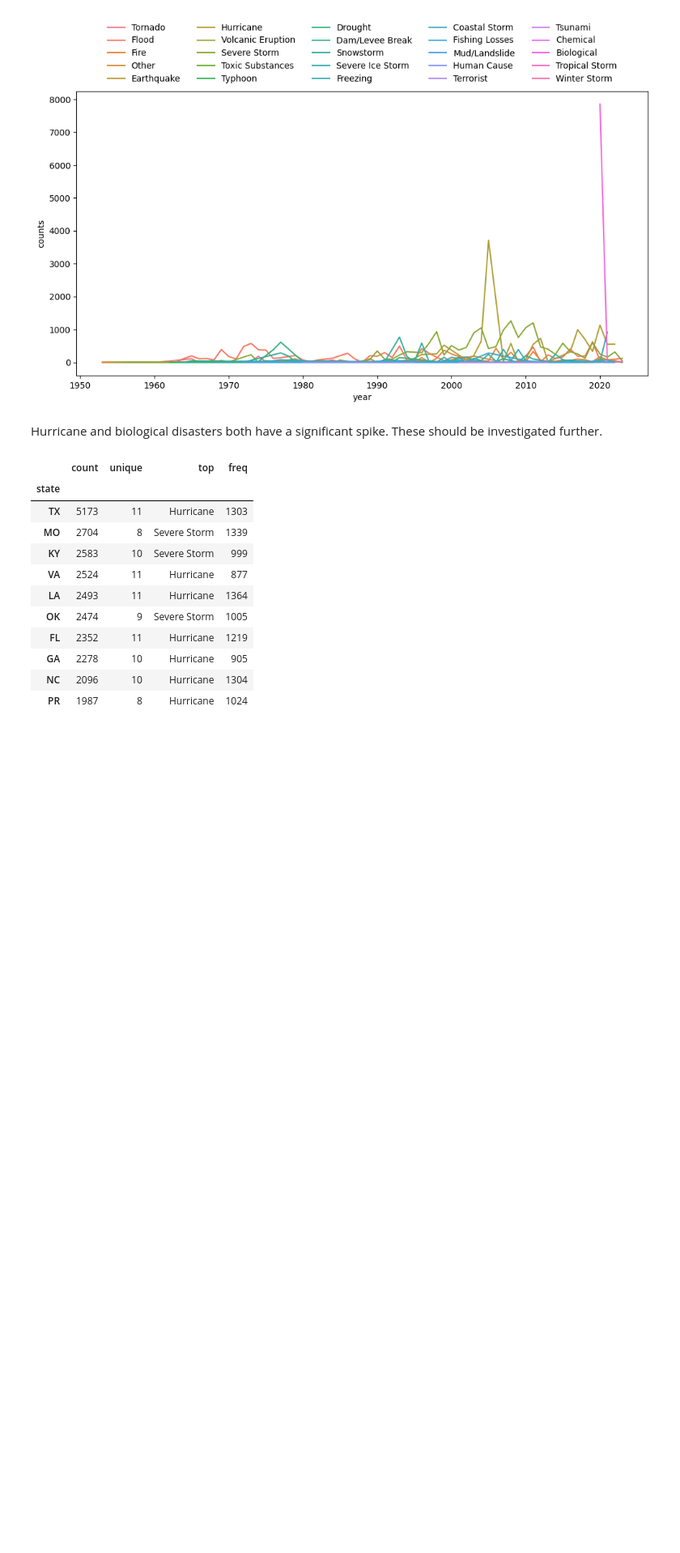
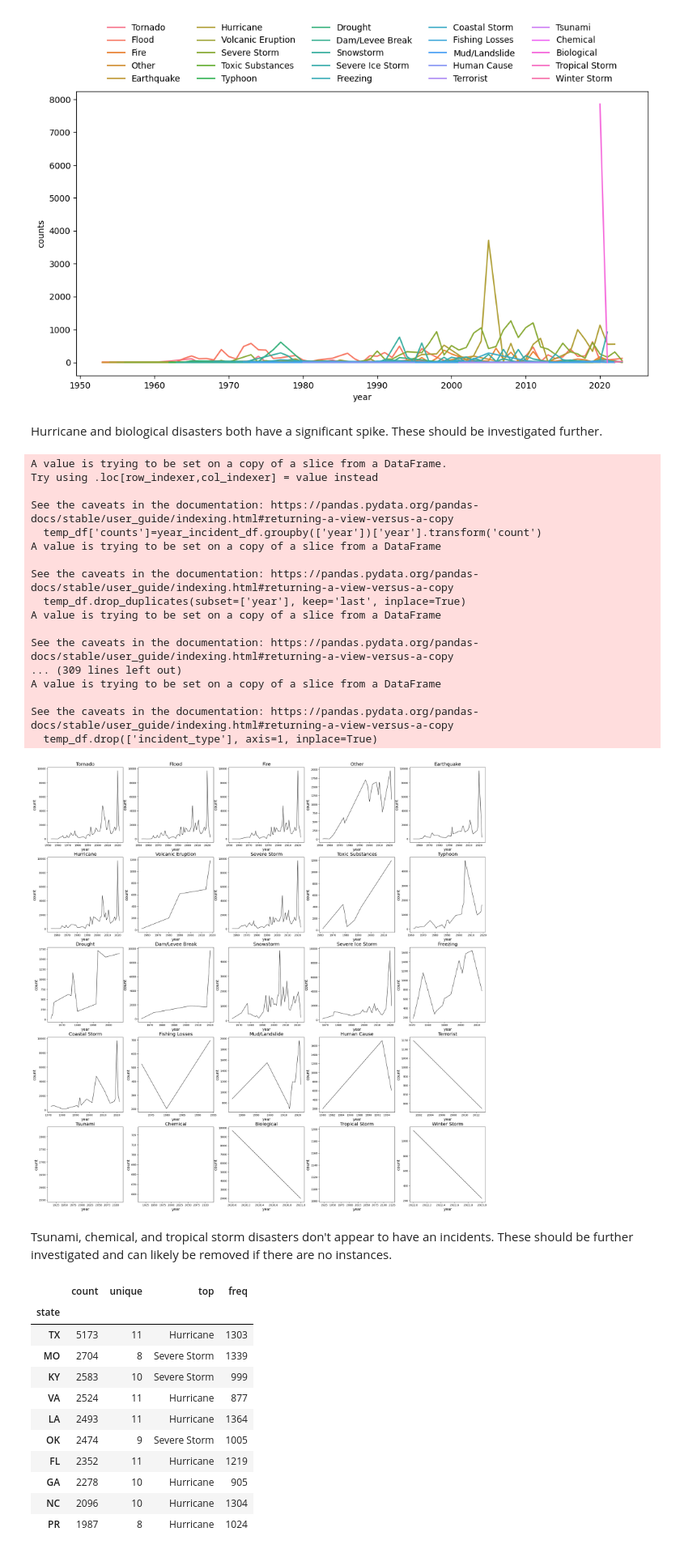
Before and after one commit to helloklow/natural_disasters, a Jupyter notebook: notebooks/low_solution.ipynb, the cells around one changed output. Shown at 81% size. Saved outputs shown, nothing was run; the diff lists cells and outputs as text; code cells hidden in the pictures; blank space fills up the shorter version.

Commit message:
add new plots

```diff
--- a/notebooks/low_solution.ipynb
+++ b/notebooks/low_solution.ipynb
@@ -213,24 +213,59 @@ p=sns.lineplot(data=year_incident_df, x='year', y='counts', hue='incident_type')
 sns.move_legend(p, 'lower center', bbox_to_anchor=(.5, 1), ncol=5, title=None, frameon=False)
 # %% [output]
 [figure]
-# %%
-# Plot annual occurrences of each disaster individually
-
-# Create array of unique incident_types
-#disaster_arr=df['incident_type'].unique()
-
-#for d in disaster_arr:
-    #print (d)
-
-for i in year_incident_df.incident_type.unique():
-    temp1 = year_incident_df[year_incident_df.incident_type==i]
-    for y in temp1.year.unique():
-        fig = plt.figure()
-        temp2 = temp1[temp1.year==y]
-        plt.scatter(temp2.year,temp2.counts)
-        plt.title('Well {} and Parameter {}'.format(i, y))
 # %% [markdown]
 Hurricane and biological disasters both have a significant spike. These should be investigated further.
+# %%
+# Create array of unique incident_types
+disaster_arr=df['incident_type'].unique()
+
+fig, ax = plt.subplots(5, 5, figsize=(30, 30))
+
+for i, disaster in enumerate(disaster_arr):
+    # Create temp_df with 'year' and 'incident_type'
+    temp_df=year_incident_df[['year', 'incident_type']]
+
+    # Filter temp_df to only show d type of disaster
+    temp_df=year_incident_df.loc[year_incident_df['incident_type']==disaster]
+
+    # Count annual occurrences
+    temp_df['counts']=year_incident_df.groupby(['year'])['year'].transform('count')
+
+    # Drop duplicate years
+    temp_df.drop_duplicates(subset=['year'], keep='last', inplace=True)
+
+    # Drop incident_type column
+    temp_df.drop(['incident_type'], axis=1, inplace=True)
+
+    ax = ax.flatten()
+
+    ax[i].plot(temp_df['year'], temp_df['counts'], color='black', linewidth=1)
+    ax[i].set_title(disaster, fontsize=18)
+    ax[i].set_xlabel('year', fontsize=14)
+    ax[i].set_ylabel('count', fontsize=15)
+
+plt.show()
+# %% [output]
+A value is trying to be set on a copy of a slice from a DataFrame.
+Try using .loc[row_indexer,col_indexer] = value instead
+
+See the caveats in the documentation: https://pandas.pydata.org/pandas-docs/stable/user_guide/indexing.html#returning-a-view-versus-a-copy
+  temp_df['counts']=year_incident_df.groupby(['year'])['year'].transform('count')
+A value is trying to be set on a copy of a slice from a DataFrame
+
+See the caveats in the documentation: https://pandas.pydata.org/pandas-docs/stable/user_guide/indexing.html#returning-a-view-versus-a-copy
+  temp_df.drop_duplicates(subset=['year'], keep='last', inplace=True)
+A value is trying to be set on a copy of a slice from a DataFrame
+
+See the caveats in the documentation: https://pandas.pydata.org/pandas-docs/stable/user_guide/indexing.html#returning-a-view-versus-a-copy
+... (309 lines left out)
+A value is trying to be set on a copy of a slice from a DataFrame
+
+See the caveats in the documentation: https://pandas.pydata.org/pandas-docs/stable/user_guide/indexing.html#returning-a-view-versus-a-copy
+  temp_df.drop(['incident_type'], axis=1, inplace=True)
+[figure, added]
+# %% [markdown]
+Tsunami, chemical, and tropical storm disasters don't appear to have an incidents. These should be further investigated and can likely be removed if there are no instances.
 # %%
 # Examine which states are prone to which disaster types
 state_type=df[['state','incident_type']].groupby('state').describe()
```
